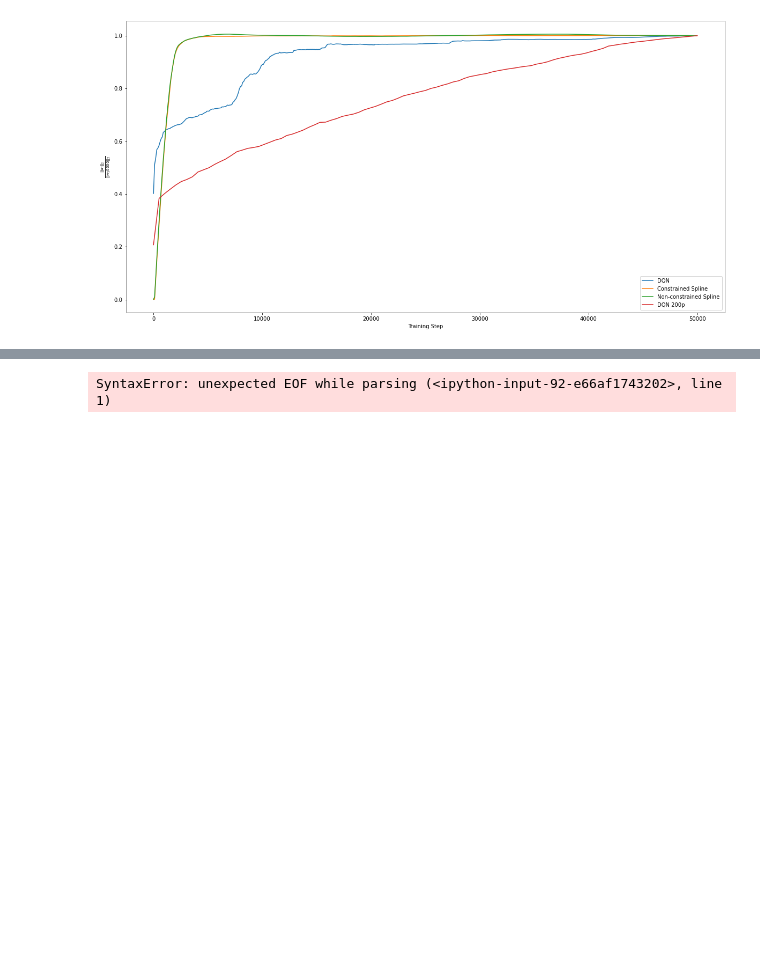
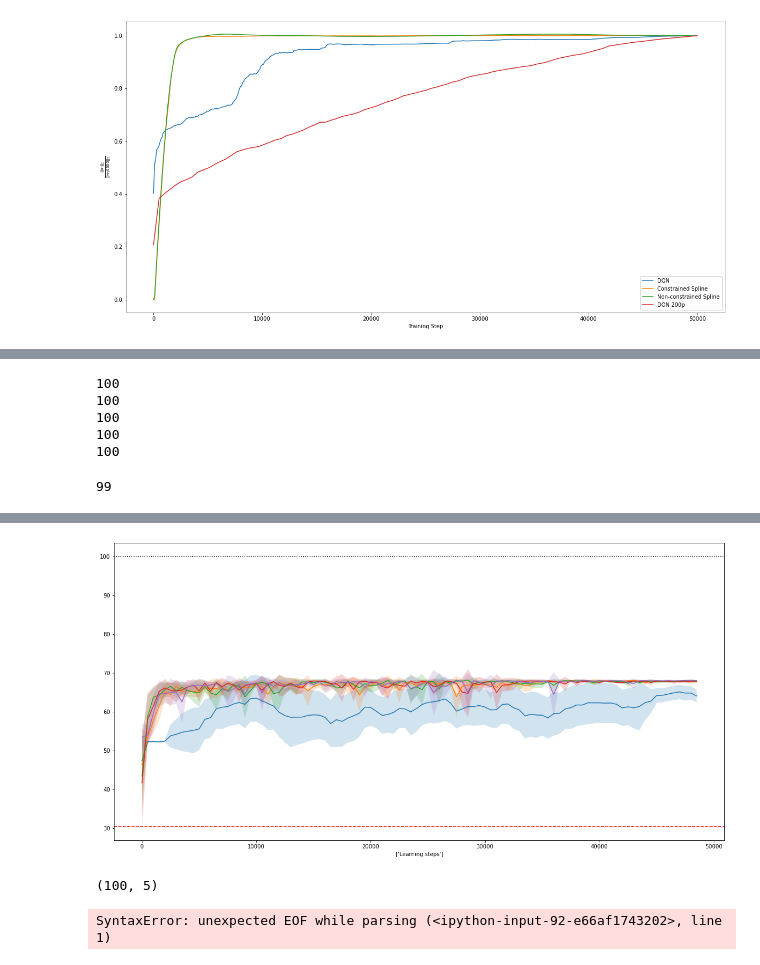
Before and after one commit to majkee15/credit_collections_rl, a Jupyter notebook: learning/notebooks/q_performance_comparison.ipynb, the cells around one changed output, grey strips where cells are left out. Saved outputs shown, nothing was run; the diff lists cells and outputs as text; code cells hidden in the pictures; blank space fills up the shorter version.

```diff
--- a/learning/notebooks/q_performance_comparison.ipynb
+++ b/learning/notebooks/q_performance_comparison.ipynb
@@ -192,7 +219,7 @@ def value_names(ldr, names, accs, n_jobs=20, log_num=0, niter= 5000, w_points =
             results[name] = (calc_agent_parallel(ldr, name, accs, log_num=log_num, niter= niter, w_points = w_points, l_points=l_points, lam_lim=lam_lim, n_jobs=n_jobs))
         else:
             results[name] = (calc_agent(ldr, name, accs, log_num=log_num, niter=niter, w_points = w_points, l_points=l_points, lam_lim=lam_lim, n_jobs=n_jobs))
-        save_obj(results, 'MC_5000_200params_evaluated')
+        save_obj(results, 'MC_5000_evaluated')
     return results
 
 def save_obj(obj, name ):
@@ -213,6 +240,8 @@ AGENTS = os.listdir(os.path.join(ldr.repo, 'models'))
 vals = value_names(ldr, AGENTS, portfolio, n_jobs=45, log_num=0, niter= 5000, w_points = 100, l_points=100, lam_lim=5)
 # %%
 # THIS IS HOW TO LOOK IT UP LATER !
-dqns = [ l for k,l in vals.items() if k.startswith('DQN200p')]
-monosplines = [ l for k,l in vals.items() if k.startswith('SPLINE')]
-bsplines = [ l for k,l in vals.items() if k.startswith('MONO')]
+dqns = [ l for k,l in vals.items() if k.startswith('DQN200TRUEp')]
+dqnl1_h = [ l for k,l in vals.items() if k.startswith('L1_high')]
+dqnl1_l = [ l for k,l in vals.items() if k.startswith('L1_low')]
+dqnl2_h = [ l for k,l in vals.items() if k.startswith('L2_high')]
+dqnl2_l = [ l for k,l in vals.items() if k.startswith('L2_low')]
@@ -226,0 +248,15 @@ def process_plot_data_different_size(vals, key: str):
+# %%
+for i in dqnl1_l:
+    print(len(i))
+# %% [output]
+100
+100
+100
+100
+100
+# %%
+avgs, stds = process_plot_data(vals, 'DQN200TRUEp')
+# %%
+49500 // STEP_BY
+# %% [output]
+99
@@ -226,0 +317,4 @@ def process_plot_data_different_size(vals, key: str):
+# %%
+names_reuglarized = ['DQN200TRUEp','L1_high', 'L1_low', 'L2_high', 'L2_low']
+plot_learning(names_reuglarized, vals, percentage=True)
+# %% [output]
@@ -227,3 +322,8 @@ def process_plot_data_different_size(vals, key: str):
+[figure, added]
+# %%
+ir[0].shape
+# %% [output]
+(100, 5)
 # %%
 data_from_key = dqns = [ l for k,l in vals.items() if k.startswith('DQN200p')]
 # %%
```
Also changed, not shown: parts of 13 cells of this notebook, 2 other files.
